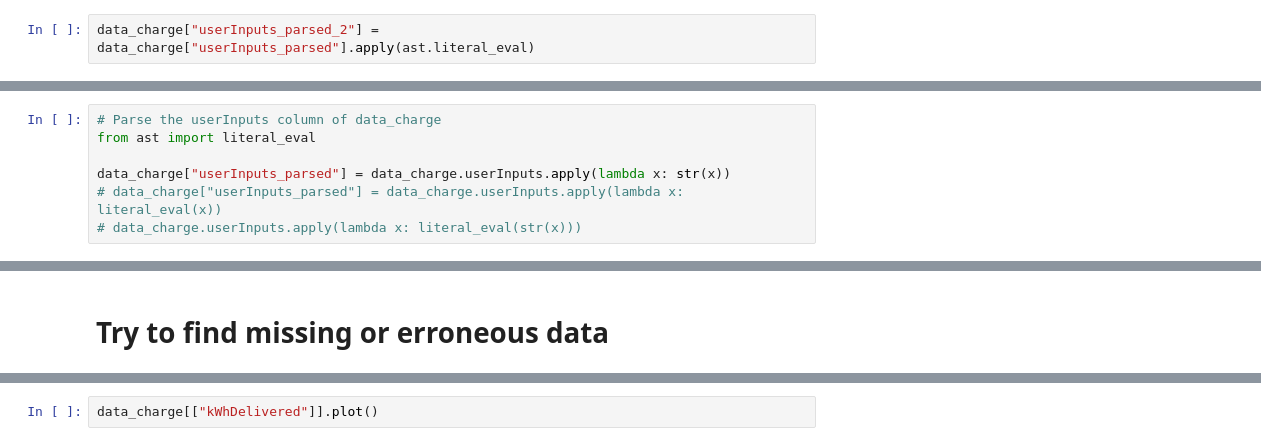
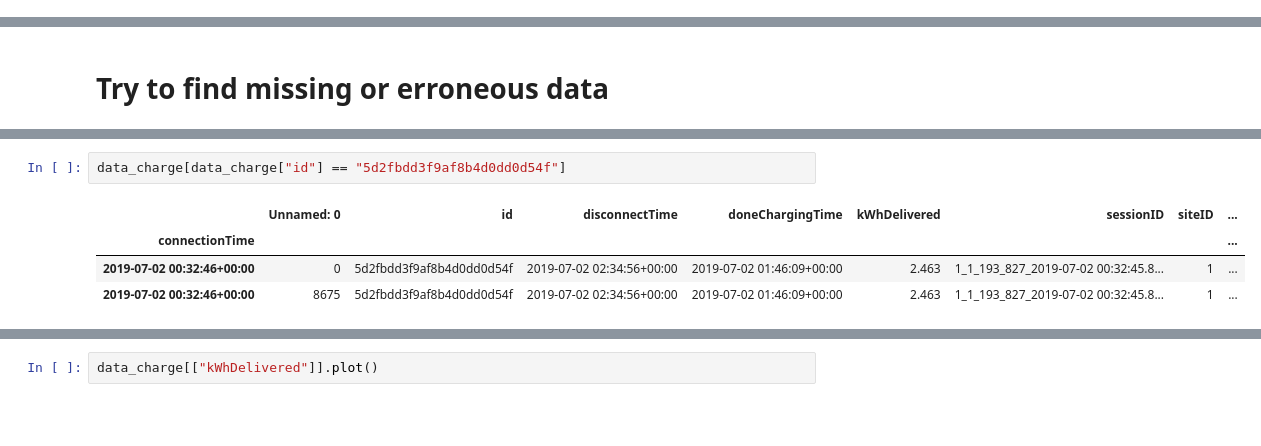
Before and after one commit to nsterz/AA_2024-group-3, a Jupyter notebook: code_dataexplo/exploration.ipynb, the cells around one changed output, grey strips where cells are left out. Saved outputs shown, nothing was run; the diff lists cells and outputs as text; blank space fills up the shorter version.

```diff
--- a/code_dataexplo/exploration.ipynb
+++ b/code_dataexplo/exploration.ipynb
@@ -97,2 +75,0 @@ data_charge["userInputs_parsed"].iloc[1]
-# %%
-data_charge["userInputs_parsed_2"] = data_charge["userInputs_parsed"].apply(ast.literal_eval)
@@ -101,7 +75,0 @@ ValueError: malformed node or string: <_ast.Name object at 0x...>
-# %%
-# Parse the userInputs column of data_charge
-from ast import literal_eval
-
-data_charge["userInputs_parsed"] = data_charge.userInputs.apply(lambda x: str(x))
-# data_charge["userInputs_parsed"] = data_charge.userInputs.apply(lambda x: literal_eval(x))
-# data_charge.userInputs.apply(lambda x: literal_eval(str(x)))
@@ -109,0 +91,7 @@ data_charge["userInputs_parsed"] = data_charge.userInputs.apply(lambda x: str(x)
+# %%
+data_charge[data_charge["id"] == "5d2fbdd3f9af8b4d0dd0d54f"]
+# %% [output]
+|  | Unnamed: 0 | id | disconnectTime | doneChargingTime | kWhDelivered | sessionID | siteID | ... |
+| connectionTime |  |  |  |  |  |  |  | ... |
+| 2019-07-02 00:32:46+00:00 | 0 | 5d2fbdd3f9af8b4d0dd0d54f | 2019-07-02 02:34:56+00:00 | 2019-07-02 01:46:09+00:00 | 2.463 | 1_1_193_827_2019-07-02 00:32:45.8... | 1 | ... |
+| 2019-07-02 00:32:46+00:00 | 8675 | 5d2fbdd3f9af8b4d0dd0d54f | 2019-07-02 02:34:56+00:00 | 2019-07-02 01:46:09+00:00 | 2.463 | 1_1_193_827_2019-07-02 00:32:45.8... | 1 | ... |
```
Also changed, not shown: parts of 19 cells of this notebook.
